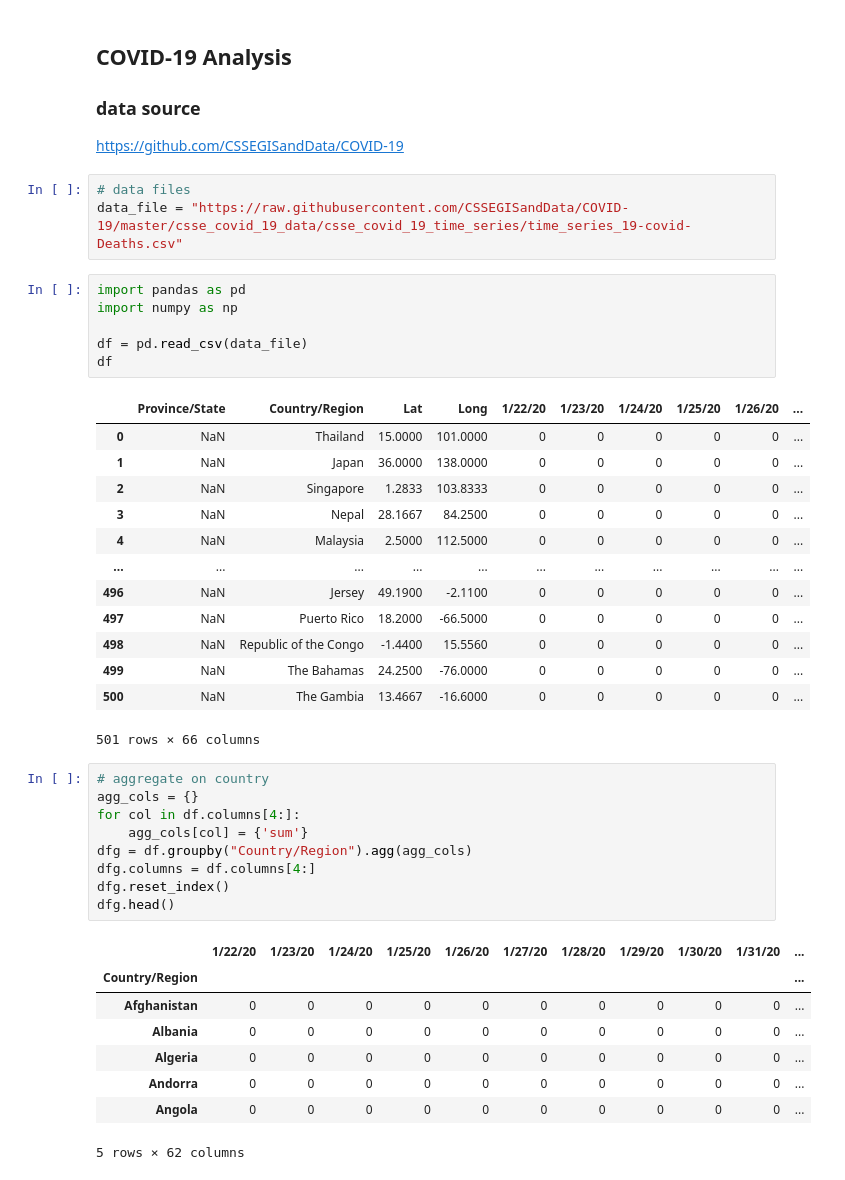
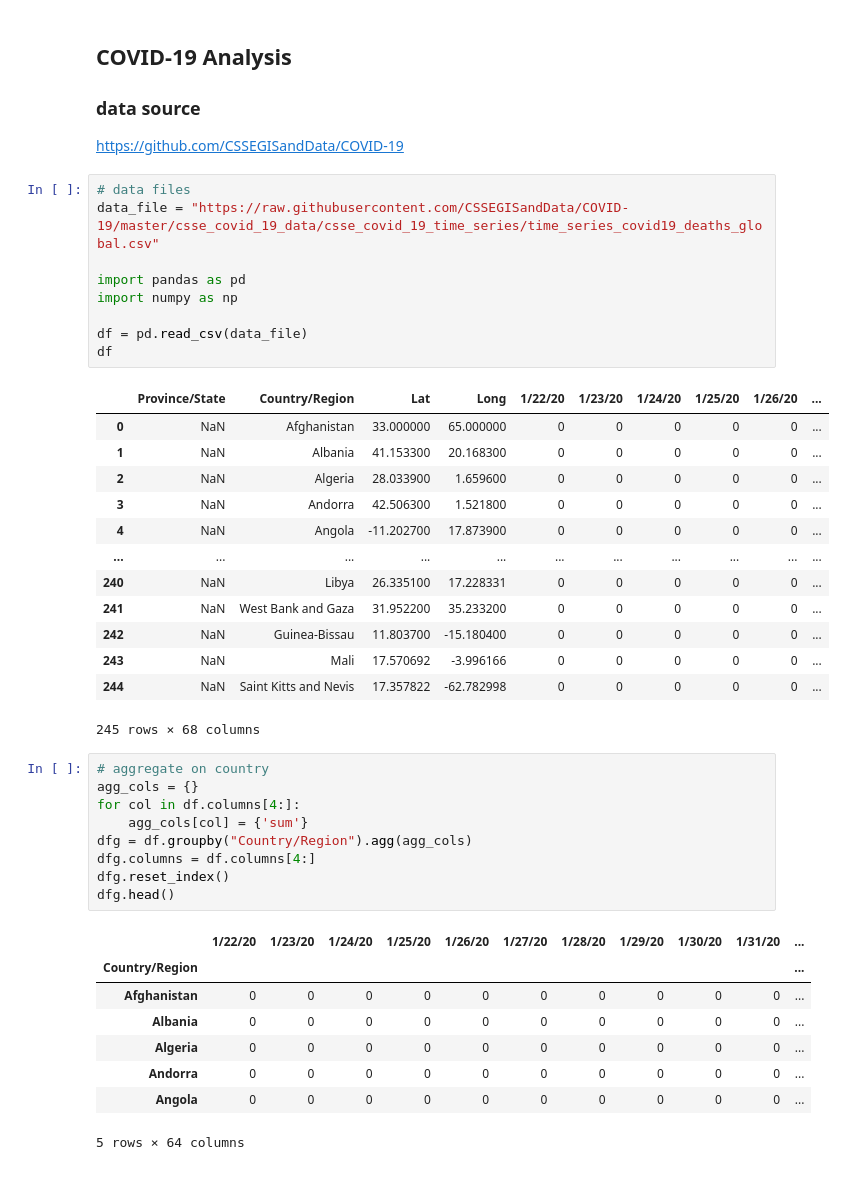
Before and after one commit to biafarrugia/dror-ddj-notebooks, a Jupyter notebook: notebooks/covid-19.ipynb, the cells around one changed output. Drawn from its saved outputs; the diff is of its cells as text.

```diff
--- a/notebooks/covid-19.ipynb
+++ b/notebooks/covid-19.ipynb
@@ -6,27 +6,27 @@
 https://github.com/CSSEGISandData/COVID-19
 # %%
 # data files
-data_file = "https://raw.githubusercontent.com/CSSEGISandData/COVID-19/master/csse_covid_19_data/csse_covid_19_time_series/time_series_19-covid-Deaths.csv"
+data_file = "https://raw.githubusercontent.com/CSSEGISandData/COVID-19/master/csse_covid_19_data/csse_covid_19_time_series/time_series_covid19_deaths_global.csv"
+
+import pandas as pd
+import numpy as np
+
+df = pd.read_csv(data_file)
+df
+# %% [output]
+|  | Province/State | Country/Region | Lat | Long | 1/22/20 | 1/23/20 | 1/24/20 | 1/25/20 | 1/26/20 | ... |
+| 0 | NaN | Afghanistan | 33.000000 | 65.000000 | 0 | 0 | 0 | 0 | 0 | ... |
+| 1 | NaN | Albania | 41.153300 | 20.168300 | 0 | 0 | 0 | 0 | 0 | ... |
+| 2 | NaN | Algeria | 28.033900 | 1.659600 | 0 | 0 | 0 | 0 | 0 | ... |
+| 3 | NaN | Andorra | 42.506300 | 1.521800 | 0 | 0 | 0 | 0 | 0 | ... |
+| 4 | NaN | Angola | -11.202700 | 17.873900 | 0 | 0 | 0 | 0 | 0 | ... |
+| ... | ... | ... | ... | ... | ... | ... | ... | ... | ... | ... |
+| 240 | NaN | Libya | 26.335100 | 17.228331 | 0 | 0 | 0 | 0 | 0 | ... |
+| 241 | NaN | West Bank and Gaza | 31.952200 | 35.233200 | 0 | 0 | 0 | 0 | 0 | ... |
+| 242 | NaN | Guinea-Bissau | 11.803700 | -15.180400 | 0 | 0 | 0 | 0 | 0 | ... |
+| 243 | NaN | Mali | 17.570692 | -3.996166 | 0 | 0 | 0 | 0 | 0 | ... |
+| 244 | NaN | Saint Kitts and Nevis | 17.357822 | -62.782998 | 0 | 0 | 0 | 0 | 0 | ... |
+245 rows × 68 columns
-# %%
-import pandas as pd
-import numpy as np
-
-df = pd.read_csv(data_file)
-df
-# %% [output]
-|  | Province/State | Country/Region | Lat | Long | 1/22/20 | 1/23/20 | 1/24/20 | 1/25/20 | 1/26/20 | ... |
-| 0 | NaN | Thailand | 15.0000 | 101.0000 | 0 | 0 | 0 | 0 | 0 | ... |
-| 1 | NaN | Japan | 36.0000 | 138.0000 | 0 | 0 | 0 | 0 | 0 | ... |
-| 2 | NaN | Singapore | 1.2833 | 103.8333 | 0 | 0 | 0 | 0 | 0 | ... |
-| 3 | NaN | Nepal | 28.1667 | 84.2500 | 0 | 0 | 0 | 0 | 0 | ... |
-| 4 | NaN | Malaysia | 2.5000 | 112.5000 | 0 | 0 | 0 | 0 | 0 | ... |
-| ... | ... | ... | ... | ... | ... | ... | ... | ... | ... | ... |
-| 496 | NaN | Jersey | 49.1900 | -2.1100 | 0 | 0 | 0 | 0 | 0 | ... |
-| 497 | NaN | Puerto Rico | 18.2000 | -66.5000 | 0 | 0 | 0 | 0 | 0 | ... |
-| 498 | NaN | Republic of the Congo | -1.4400 | 15.5560 | 0 | 0 | 0 | 0 | 0 | ... |
-| 499 | NaN | The Bahamas | 24.2500 | -76.0000 | 0 | 0 | 0 | 0 | 0 | ... |
-| 500 | NaN | The Gambia | 13.4667 | -16.6000 | 0 | 0 | 0 | 0 | 0 | ... |
-501 rows × 66 columns
 # %%
 # aggregate on country
 agg_cols = {}
@@ -44,7 +44,7 @@ dfg.head()
 | Algeria | 0 | 0 | 0 | 0 | 0 | 0 | 0 | 0 | 0 | 0 | ... |
 | Andorra | 0 | 0 | 0 | 0 | 0 | 0 | 0 | 0 | 0 | 0 | ... |
 | Angola | 0 | 0 | 0 | 0 | 0 | 0 | 0 | 0 | 0 | 0 | ... |
-5 rows × 62 columns
+5 rows × 64 columns
 # %%
 from matplotlib.pyplot import *
 
```
Also changed, not shown: parts of 2 cells of this notebook.
